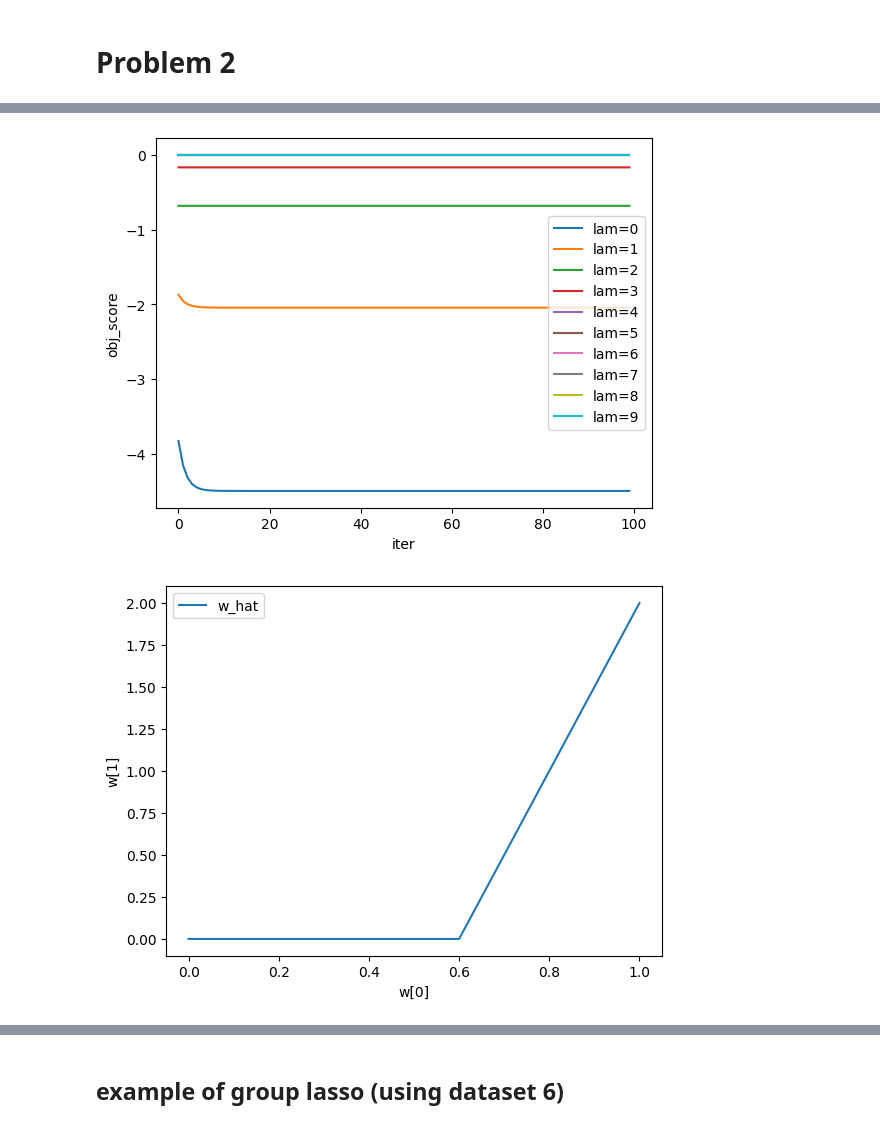
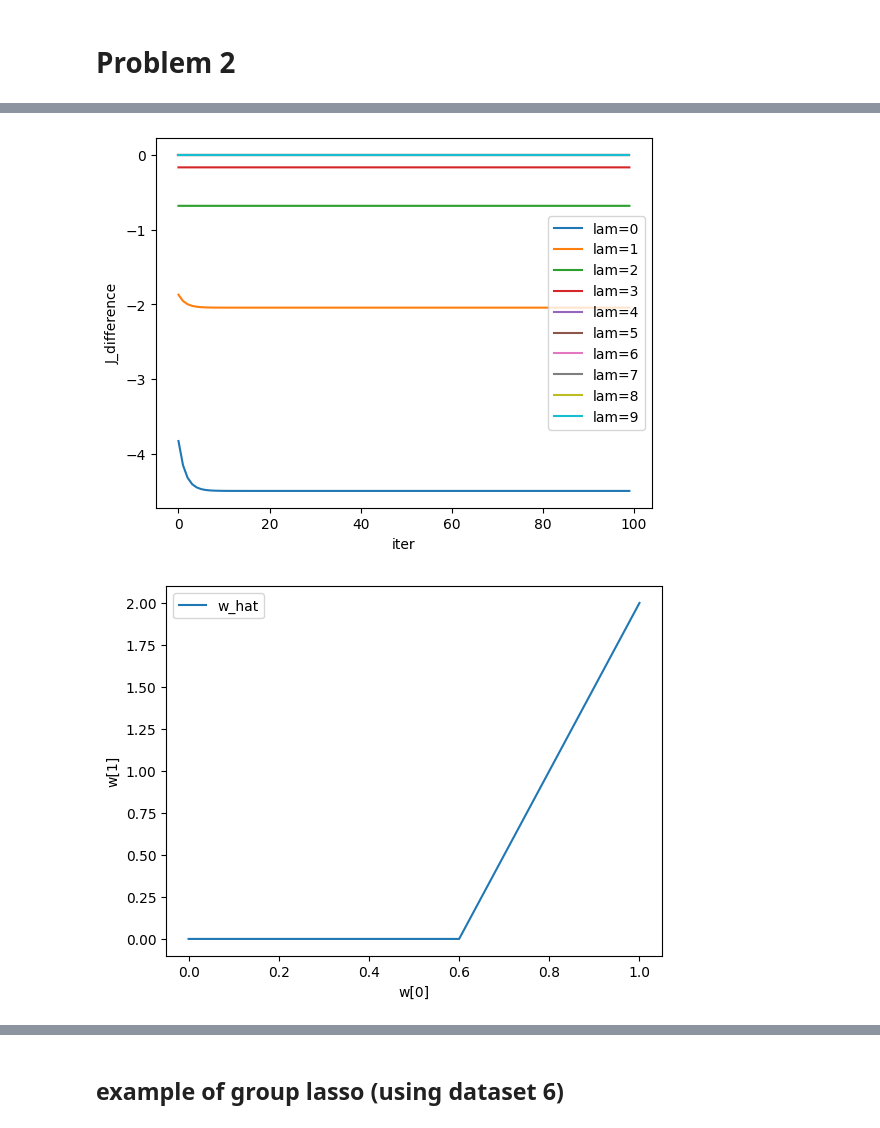
Before and after one commit to gray-1to/ad_ML_2023, a Jupyter notebook: ad_mid_report.ipynb, the cells around one changed output, grey strips where cells are left out. Saved outputs shown, nothing was run; the diff lists cells and outputs as text; code cells hidden in the pictures.

```diff
--- a/ad_mid_report.ipynb
+++ b/ad_mid_report.ipynb
@@ -225,10 +225,10 @@ n = 40
 omega = np.random.randn()
 noise = 0.8 * np.random.randn(n)
 
-x = np.random.randn(n, 2) + 0
-y = 2 * (omega * x[:,0] + x[:,1] + noise > 0) - 1
+x_pro2 = np.random.randn(n, 2) + 0
+y_pro2 = 2 * (omega * x_pro2[:,0] + x_pro2[:,1] + noise > 0) - 1
 
-plt.plot(np.extract(y>0,x[:,0]),np.extract(y>0,x[:,1]), 'x')
-plt.plot(np.extract(y<0,x[:,0]),np.extract(y<0,x[:,1]), 'o')
+plt.plot(np.extract(y_pro2>0,x_pro2[:,0]),np.extract(y_pro2>0,x_pro2[:,1]), 'x')
+plt.plot(np.extract(y_pro2<0,x_pro2[:,0]),np.extract(y_pro2<0,x_pro2[:,1]), 'o')
 # %% [output]
 [<matplotlib.lines.Line2D at 0x...>]
@@ -275,34 +275,34 @@ for lam_idx, lam in enumerate(lams):
   w: np.ndarray = np.zeros((len(mu), 1))
 
   ### implement PG ###
   for i in range(max_iter):
     y: np.ndarray = w - eta * df(w, mu, A)
     w = prox_vec_func(y, eta, lam)
     if lam.is_integer():
       obj_hist[int(lam)][i] = f(w, mu, A, lam)
 
   # w_hat log
   w_hat_lam[lam_idx] = w
 
 fig, ax = plt.subplots()
 for i in range(10):
   ax.plot(obj_hist[i] - obj_hist[-1], label=f'lam={i}')
 ax.set_xlabel('iter')
-ax.set_ylabel('obj_score')
+ax.set_ylabel('J_difference')
 # ax.set_yscale('log')
 ax.legend()
 fig.show()
-fig.savefig('data/2-1-obj.png')
+fig.savefig('data/2-1-J_difference.png')
 
 fig, ax = plt.subplots()
 ax.plot(w_hat_lam[:,0], w_hat_lam[:,1], label='w_hat')
 ax.set_xlabel('w[0]')
 ax.set_ylabel('w[1]')
 ax.legend()
 fig.show()
 fig.savefig('data/2-1-w_hat.png')
 
 # plt.plot(lams, w_hat_lam)
 # %% [output]
-[figure, old version]
+[figure, new version]
 [figure]
```
Also changed, not shown: parts of 5 cells of this notebook, 3 other files.
